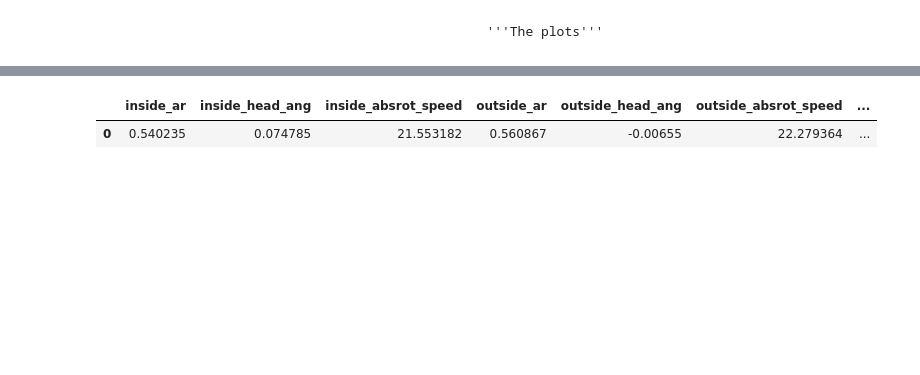
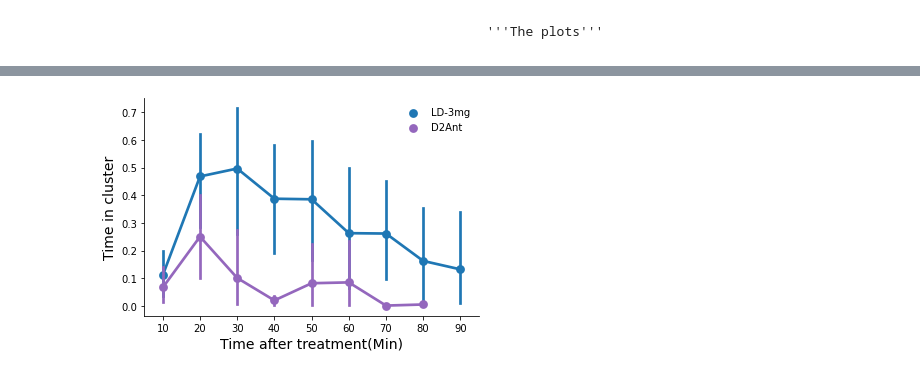
Before and after one commit to MorterzaAbbaszadeh/Dyskinesia_DLC_paper, a Jupyter notebook: Figures/HMM_results.ipynb, the cells around one changed output, grey strips where cells are left out. Saved outputs shown, nothing was run; the diff lists cells and outputs as text; code cells hidden in the pictures; blank space fills up the shorter version.

```diff
--- a/Figures/HMM_results.ipynb
+++ b/Figures/HMM_results.ipynb
@@ -65,13 +83,16 @@ inout_df.head()
-# %%
-axes=plt.subplots(1,4)
-
-
-sns.barplot(
-    data=df, x="body_mass_g", y="island",
-    errorbar=("pi", 50), capsize=.4, errcolor=".5",
-    linewidth=3, edgecolor=".5", facecolor=(0, 0, 0, 0),
-)
-for ax in axes:
-# %% [output]
-|  | inside_ar | inside_head_ang | inside_absrot_speed | outside_ar | outside_head_ang | outside_absrot_speed | ... |
-| 0 | 0.540235 | 0.074785 | 21.553182 | 0.560867 | -0.00655 | 22.279364 | ... |
+# %%
+dataframe=time_spent.loc[time_spent['treatment'].isin(['LD-3mg','D2Ant'])]
+# %%
+ax=sns.pointplot(x='time', y='time_in', hue='treatment', data=dataframe, palette=visual_config.treatment_colors,
+                                            ci=95, alpha=0.2 )
+
+
+xlabel='Time after treatment(Min)'
+ylabel='Time in cluster'
+
+
+ax=visual_config.kinematic_box(ax, xlabel, ylabel, legend=visual_config.legend)
+plt.savefig('Treatment_timespent.svg')
+plt.draw()
+# %% [output]
+[figure, added]
```
Also changed, not shown: parts of 6 cells of this notebook, 16 other files.
